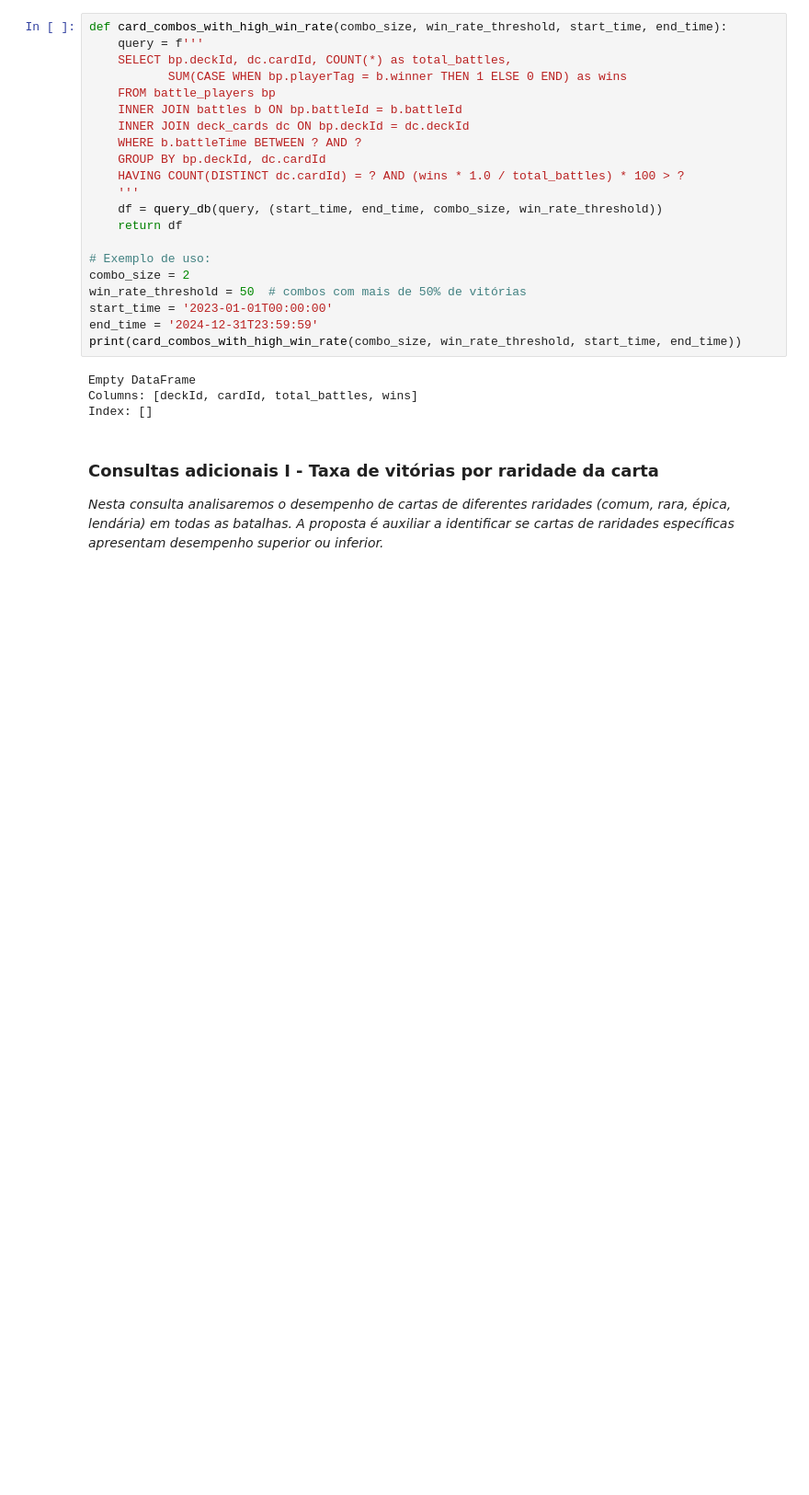
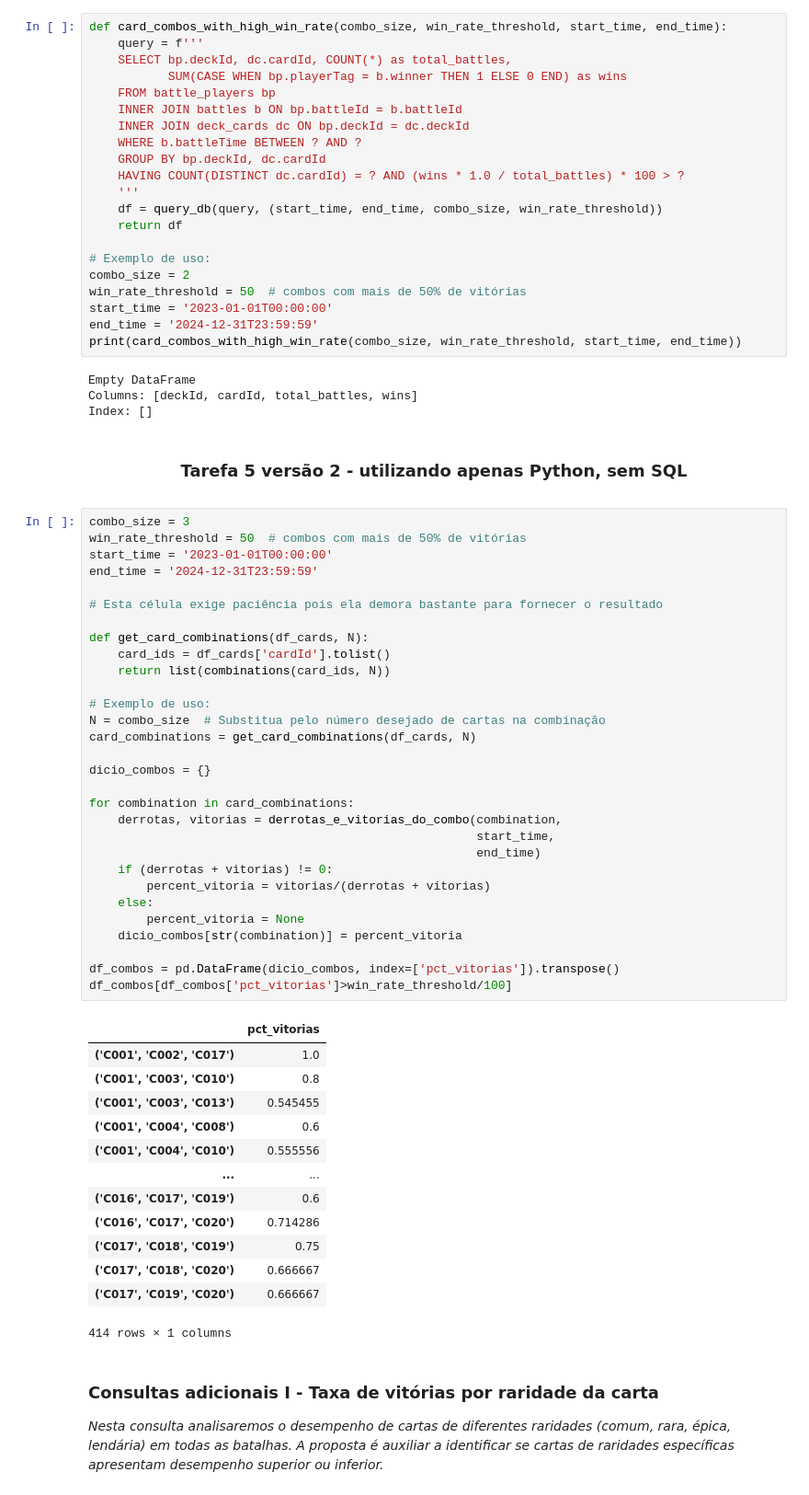
Before and after one commit to Heitor-Leal-Farnese/clash_royale, a Jupyter notebook: clash_royale_banco_ficticio.ipynb, the cells around one changed output. Shown at 92% size. Cells and saved outputs as stored; diff of their text form; blank space fills up the shorter version.

```diff
--- a/clash_royale_banco_ficticio.ipynb
+++ b/clash_royale_banco_ficticio.ipynb
@@ -557,6 +650,52 @@ print(card_combos_with_high_win_rate(combo_size, win_rate_threshold, start_time,
 Empty DataFrame
 Columns: [deckId, cardId, total_battles, wins]
 Index: []
+# %% [markdown]
+<center><h3>Tarefa 5 versão 2 - utilizando apenas Python, sem SQL</h3></center>
+# %%
+combo_size = 3
+win_rate_threshold = 50  # combos com mais de 50% de vitórias
+start_time = '2023-01-01T00:00:00'
+end_time = '2024-12-31T23:59:59'
+
+# Esta célula exige paciência pois ela demora bastante para fornecer o resultado
+
+def get_card_combinations(df_cards, N):
+    card_ids = df_cards['cardId'].tolist()
+    return list(combinations(card_ids, N))
+
+# Exemplo de uso:
+N = combo_size  # Substitua pelo número desejado de cartas na combinação
+card_combinations = get_card_combinations(df_cards, N)
+
+dicio_combos = {}
+
+for combination in card_combinations:
+    derrotas, vitorias = derrotas_e_vitorias_do_combo(combination,
+                                                      start_time,
+                                                      end_time)
+    if (derrotas + vitorias) != 0:
+        percent_vitoria = vitorias/(derrotas + vitorias)
+    else:
+        percent_vitoria = None
+    dicio_combos[str(combination)] = percent_vitoria
+
+df_combos = pd.DataFrame(dicio_combos, index=['pct_vitorias']).transpose()
+df_combos[df_combos['pct_vitorias']>win_rate_threshold/100]
+# %% [output]
+|  | pct_vitorias |
+| ('C001', 'C002', 'C017') | 1.0 |
+| ('C001', 'C003', 'C010') | 0.8 |
+| ('C001', 'C003', 'C013') | 0.545455 |
+| ('C001', 'C004', 'C008') | 0.6 |
+| ('C001', 'C004', 'C010') | 0.555556 |
+| ... | ... |
+| ('C016', 'C017', 'C019') | 0.6 |
+| ('C016', 'C017', 'C020') | 0.714286 |
+| ('C017', 'C018', 'C019') | 0.75 |
+| ('C017', 'C018', 'C020') | 0.666667 |
+| ('C017', 'C019', 'C020') | 0.666667 |
+414 rows × 1 columns
 # %% [markdown]
 <h3>Consultas adicionais I - Taxa de vitórias por raridade da carta</h3>
 <p><i>Nesta consulta analisaremos o desempenho de cartas de diferentes raridades (comum, rara, épica, lendária) em todas as batalhas. A proposta é auxiliar a identificar se cartas de raridades específicas apresentam desempenho superior ou inferior.</i></p>
```
Also changed, not shown: parts of 17 cells of this notebook, 1 other file.
